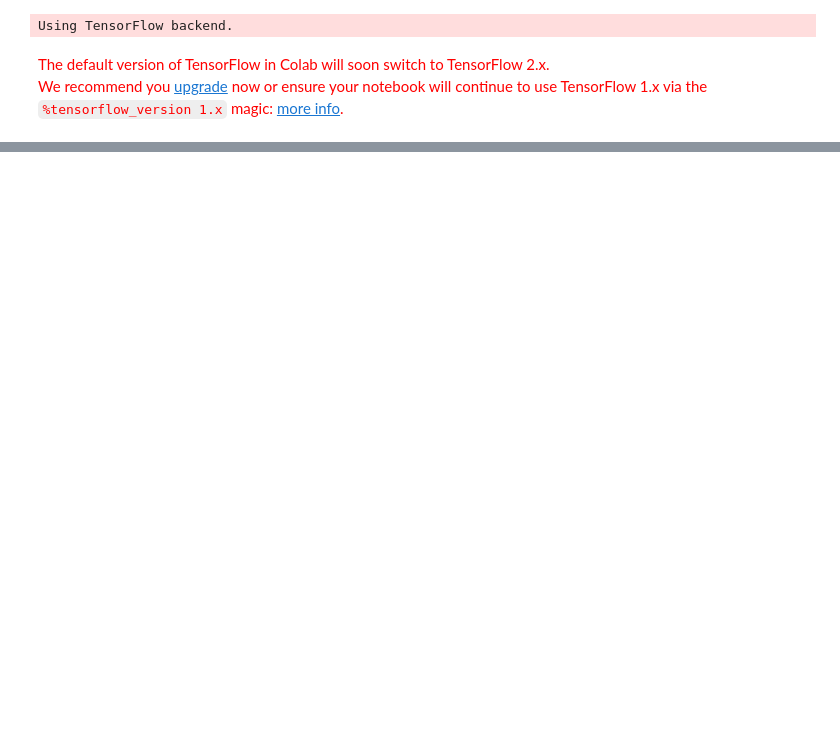
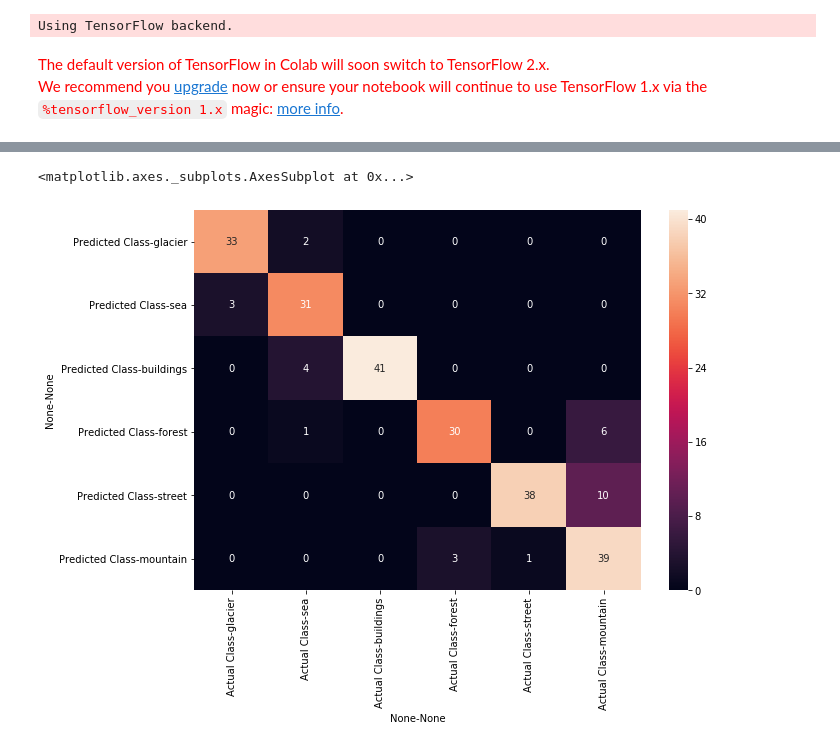
Before and after one commit to MilimaBwana/Intel-Image-Classification, a Jupyter notebook: intelModel.ipynb, the cells around one changed output, grey strips where cells are left out. Cells and saved outputs as stored; diff of their text form; code cells hidden in the pictures; blank space fills up the shorter version.

Commit message:
Add confusion matrix, remove old .py files

```diff
--- a/intelModel.ipynb
+++ b/intelModel.ipynb
@@ -327,0 +297,23 @@ NameError: ignored
+# %%
+# Testcell
+class_labels = list(reverse_classes.keys())
+confusion = [[33,2,0,0,0,0],
+        [3,31,0,0,0,0],
+        [0,4,41,0,0,0],
+        [0,1,0,30,0,6],
+        [0,0,0,0,38,10],
+        [0,0,0,3,1,39]]
+df_cm = pd.DataFrame(confusion, index = class_labels,
+                  columns = class_labels)
+df_cm = pd.concat(
+    [pd.concat(
+        [df_cm],
+        keys=['Actual Class'], axis=1)],
+    keys=['Predicted Class']
+)
+
+plt.figure(figsize = (10,7))
+sn.heatmap(df_cm, annot=True)
+# %% [output]
+<matplotlib.axes._subplots.AxesSubplot at 0x...>
+[figure, added]
```
Also changed, not shown: parts of 8 cells of this notebook, 2 other files.
